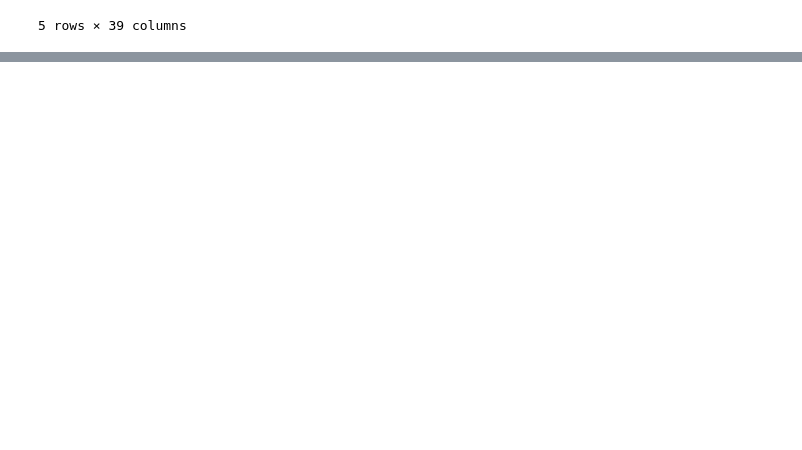
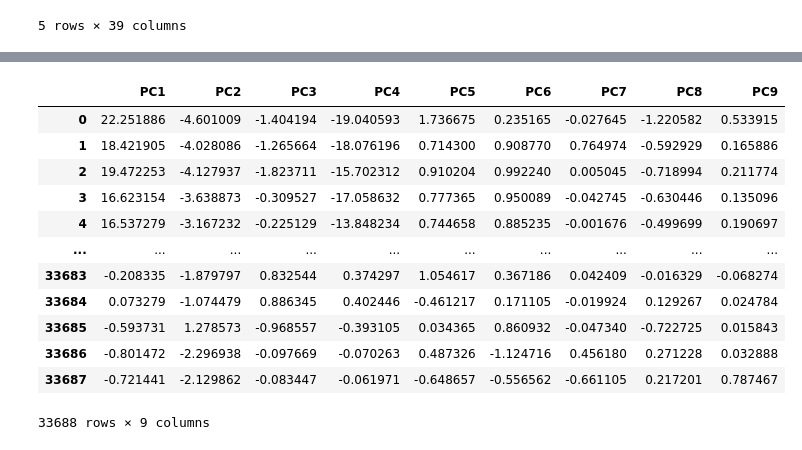
Before and after one commit to bonniyang/ba820, a Jupyter notebook: BA820_TeamProject.ipynb, the cells around one changed output, grey strips where cells are left out. Drawn from its saved outputs; the diff is of its cells as text; code cells hidden in the pictures; blank space fills up the shorter version.

```diff
--- a/BA820_TeamProject.ipynb
+++ b/BA820_TeamProject.ipynb
@@ -210,0 +234,5 @@ df_normalized.head()
+# %%
+# Get the subset of numeric columns from df_normalized
+numeric_cols = df_normalized.select_dtypes(include=['number']).columns
+df_num = df_normalized[numeric_cols]
+df_num.head()
@@ -210,0 +251,6 @@ df_normalized.head()
+# %%
+# Create a PCA model and train the model with df_num
+from sklearn.decomposition import PCA
+pca = PCA()
+pca.fit(df_num)
+transformed_data_df = pca.transform(df_num)
@@ -210,0 +277,18 @@ df_normalized.head()
+# %%
+# Create a dataframe to show the PCA results
+df_pca= pd.DataFrame(pca2,columns=['PC1','PC2','PC3','PC4','PC5','PC6','PC7','PC8','PC9'])
+df_pca
+# %% [output]
+|  | PC1 | PC2 | PC3 | PC4 | PC5 | PC6 | PC7 | PC8 | PC9 |
+| 0 | 22.251886 | -4.601009 | -1.404194 | -19.040593 | 1.736675 | 0.235165 | -0.027645 | -1.220582 | 0.533915 |
+| 1 | 18.421905 | -4.028086 | -1.265664 | -18.076196 | 0.714300 | 0.908770 | 0.764974 | -0.592929 | 0.165886 |
+| 2 | 19.472253 | -4.127937 | -1.823711 | -15.702312 | 0.910204 | 0.992240 | 0.005045 | -0.718994 | 0.211774 |
+| 3 | 16.623154 | -3.638873 | -0.309527 | -17.058632 | 0.777365 | 0.950089 | -0.042745 | -0.630446 | 0.135096 |
+| 4 | 16.537279 | -3.167232 | -0.225129 | -13.848234 | 0.744658 | 0.885235 | -0.001676 | -0.499699 | 0.190697 |
+| ... | ... | ... | ... | ... | ... | ... | ... | ... | ... |
+| 33683 | -0.208335 | -1.879797 | 0.832544 | 0.374297 | 1.054617 | 0.367186 | 0.042409 | -0.016329 | -0.068274 |
+| 33684 | 0.073279 | -1.074479 | 0.886345 | 0.402446 | -0.461217 | 0.171105 | -0.019924 | 0.129267 | 0.024784 |
+| 33685 | -0.593731 | 1.278573 | -0.968557 | -0.393105 | 0.034365 | 0.860932 | -0.047340 | -0.722725 | 0.015843 |
+| 33686 | -0.801472 | -2.296938 | -0.097669 | -0.070263 | 0.487326 | -1.124716 | 0.456180 | 0.271228 | 0.032888 |
+| 33687 | -0.721441 | -2.129862 | -0.083447 | -0.061971 | -0.648657 | -0.556562 | -0.661105 | 0.217201 | 0.787467 |
+33688 rows × 9 columns
```
Also changed, not shown: parts of 24 cells of this notebook.
